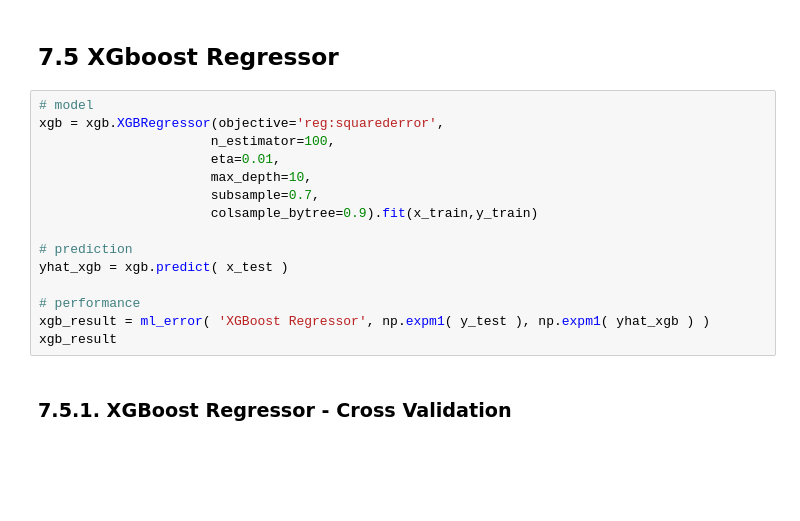
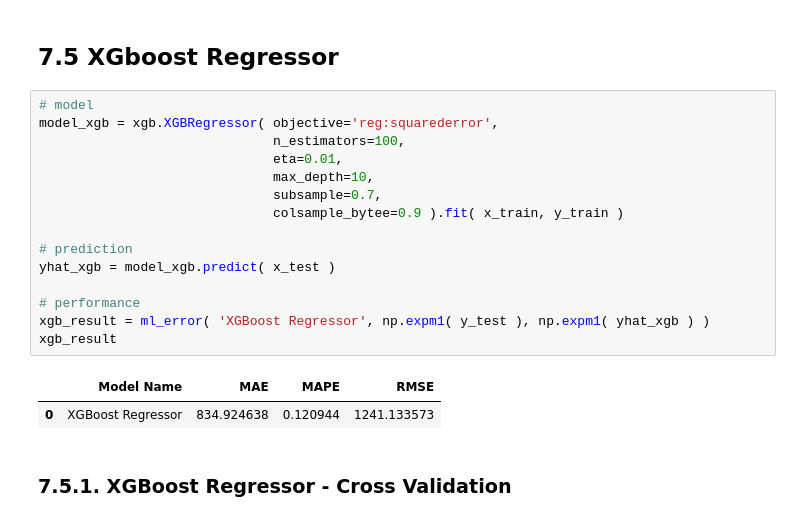
Before and after one commit to leon-amador/Rossman_sales, a Jupyter notebook: Rossman_sales_notebook.ipynb, the cells around one changed output. Drawn from its saved outputs; the diff is of its cells as text; blank space fills up the shorter version.

```diff
--- a/Rossman_sales_notebook.ipynb
+++ b/Rossman_sales_notebook.ipynb
@@ -1124,19 +1133,22 @@ rf_result_cv
 ## 7.5 XGboost Regressor
 # %%
 # model
-xgb = xgb.XGBRegressor(objective='reg:squarederror',
-                      n_estimator=100,
-                      eta=0.01,
-                      max_depth=10,
-                      subsample=0.7,
-                      colsample_bytree=0.9).fit(x_train,y_train)
+model_xgb = xgb.XGBRegressor( objective='reg:squarederror',
+                              n_estimators=100,
+                              eta=0.01,
+                              max_depth=10,
+                              subsample=0.7,
+                              colsample_bytee=0.9 ).fit( x_train, y_train )
 
 # prediction
-yhat_xgb = xgb.predict( x_test )
+yhat_xgb = model_xgb.predict( x_test )
 
 # performance
 xgb_result = ml_error( 'XGBoost Regressor', np.expm1( y_test ), np.expm1( yhat_xgb ) )
 xgb_result
+# %% [output]
+|  | Model Name | MAE | MAPE | RMSE |
+| 0 | XGBoost Regressor | 834.924638 | 0.120944 | 1241.133573 |
 # %% [markdown]
 ### 7.5.1. XGBoost Regressor - Cross Validation
 # %%
```
Also changed, not shown: parts of 23 cells of this notebook.
